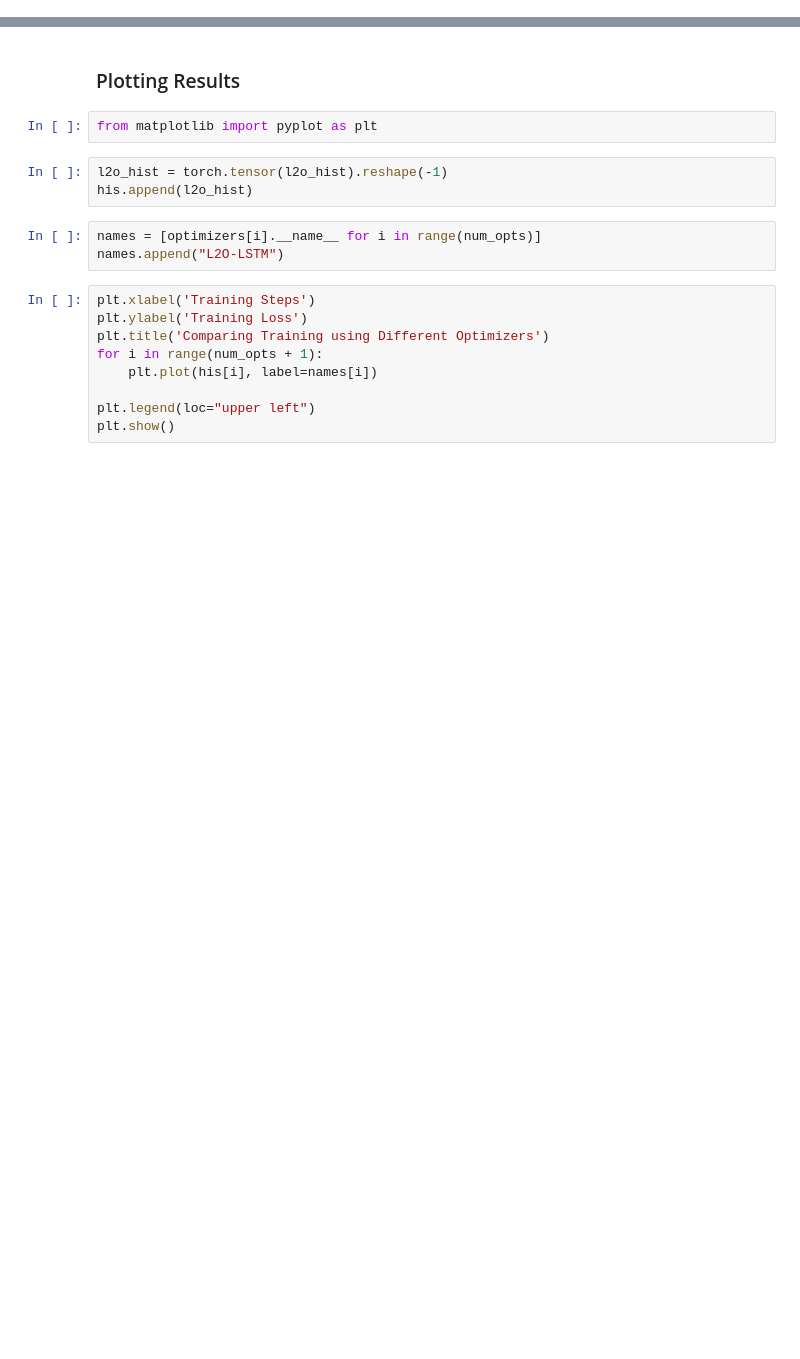
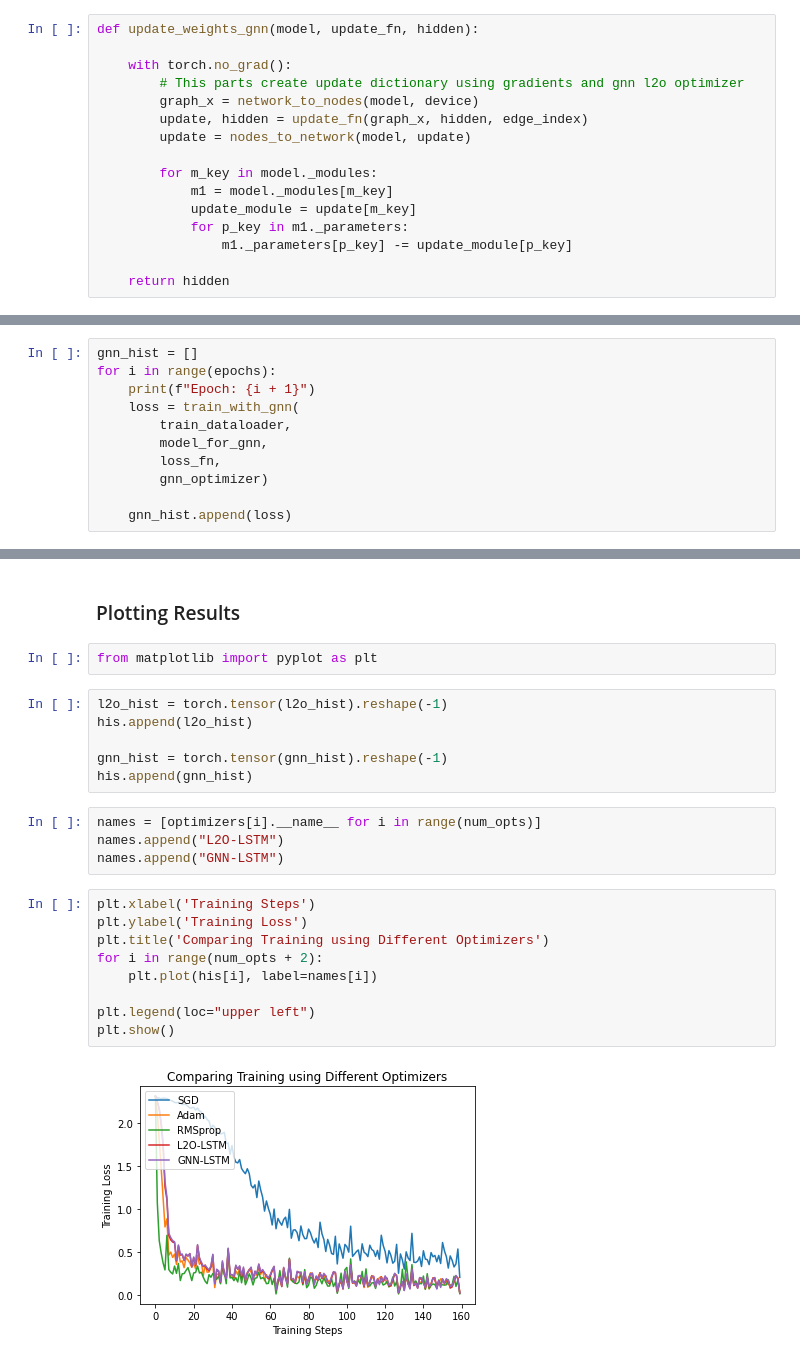
Before and after one commit to 123jsen/L2O-with-GNN, a Jupyter notebook: baseline_comp.ipynb, the cells around one changed output, grey strips where cells are left out. Saved outputs shown, nothing was run; the diff lists cells and outputs as text; blank space fills up the shorter version.

Commit message:
Completed comparison with gnn training

```diff
--- a/baseline_comp.ipynb
+++ b/baseline_comp.ipynb
@@ -171,0 +236,16 @@ for i in range(epochs):
+# %%
+def update_weights_gnn(model, update_fn, hidden):
+
+    with torch.no_grad():
+        # This parts create update dictionary using gradients and gnn l2o optimizer
+        graph_x = network_to_nodes(model, device)
+        update, hidden = update_fn(graph_x, hidden, edge_index)
+        update = nodes_to_network(model, update)
+
+        for m_key in model._modules:
+            m1 = model._modules[m_key]
+            update_module = update[m_key]
+            for p_key in m1._parameters:
+                m1._parameters[p_key] -= update_module[p_key]
+
+    return hidden
@@ -171,0 +283,11 @@ for i in range(epochs):
+# %%
+gnn_hist = []
+for i in range(epochs):
+    print(f"Epoch: {i + 1}")
+    loss = train_with_gnn(
+        train_dataloader,
+        model_for_gnn,
+        loss_fn,
+        gnn_optimizer)
+
+    gnn_hist.append(loss)
@@ -176,15 +316,21 @@ from matplotlib import pyplot as plt
 # %%
 l2o_hist = torch.tensor(l2o_hist).reshape(-1)
 his.append(l2o_hist)
+
+gnn_hist = torch.tensor(gnn_hist).reshape(-1)
+his.append(gnn_hist)
 # %%
 names = [optimizers[i].__name__ for i in range(num_opts)]
 names.append("L2O-LSTM")
+names.append("GNN-LSTM")
 # %%
 plt.xlabel('Training Steps')
 plt.ylabel('Training Loss')
 plt.title('Comparing Training using Different Optimizers')
-for i in range(num_opts + 1):
+for i in range(num_opts + 2):
     plt.plot(his[i], label=names[i])
 
 plt.legend(loc="upper left")
 plt.show()
+# %% [output]
+[figure, added]
```
Also changed, not shown: parts of 12 cells of this notebook, 1 other file.
